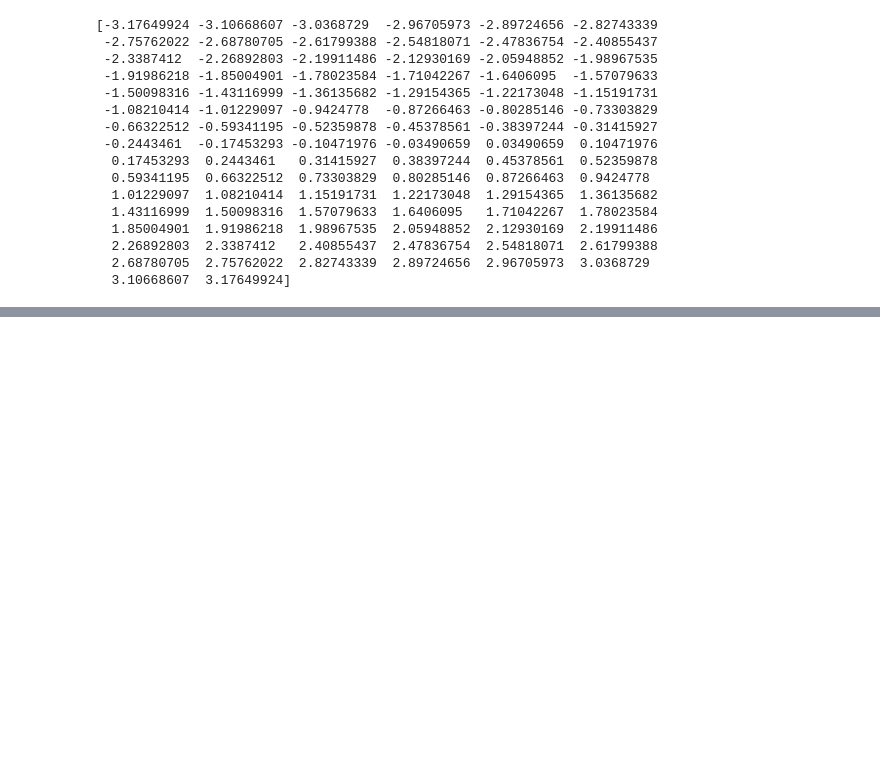
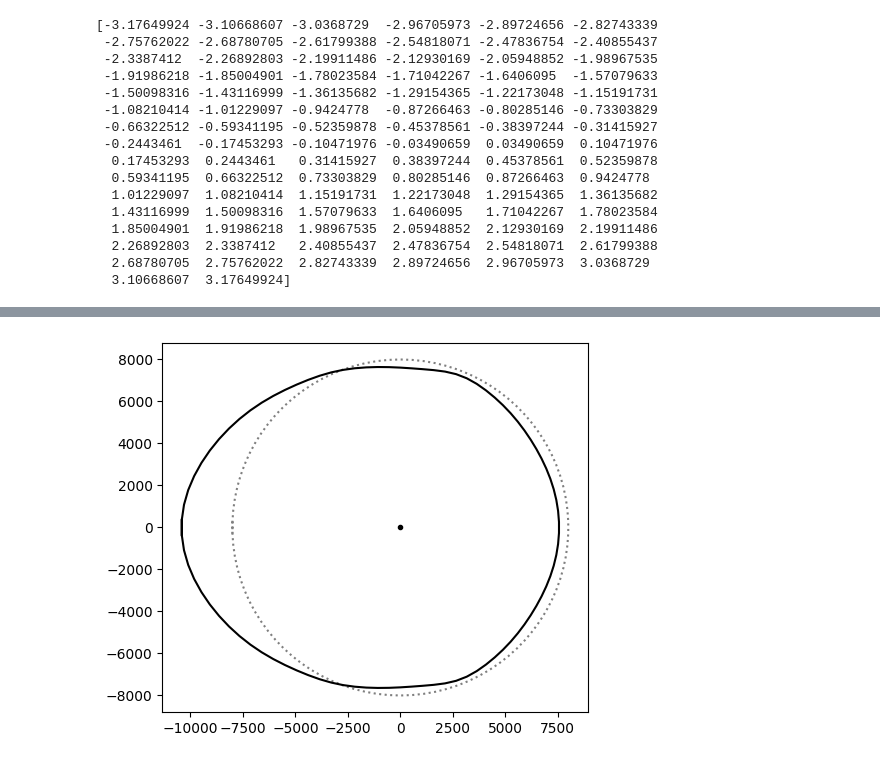
Before and after one commit to dana-grund/HPC4WC, a Jupyter notebook: projects/2023/project06_shallow_water/visualization/visualization.ipynb, the cells around one changed output, grey strips where cells are left out. Saved outputs shown, nothing was run; the diff lists cells and outputs as text; code cells hidden in the pictures; blank space fills up the shorter version.

```diff
--- a/projects/2023/project06_shallow_water/visualization/visualization.ipynb
+++ b/projects/2023/project06_shallow_water/visualization/visualization.ipynb
@@ -163,0 +176,11 @@ Text(0.5, 1.0, 'Mean fluid height')
+# %%
+# crosssection of the torus mean water height
+
+plt.plot(np.cos(theta1d)*h0, np.sin(theta1d)*h0, 'k:',alpha=0.5)
+plt.plot(np.cos(theta1d)*h_mean, np.sin(theta1d)*h_mean, 'k-')
+plt.plot(0,0,'k.')
+
+# equal aspect ratio
+plt.gca().set_aspect('equal', adjustable='box')
+# %% [output]
+[figure, added]
```
Also changed, not shown: parts of 6 cells of this notebook, 2 other files.
